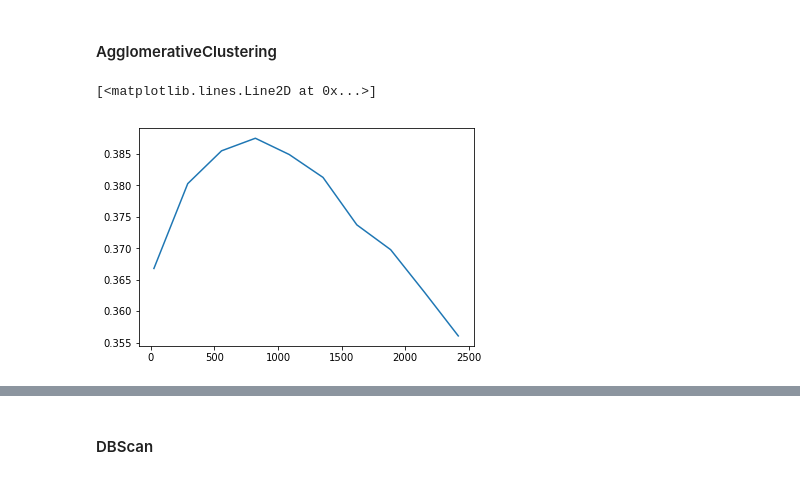
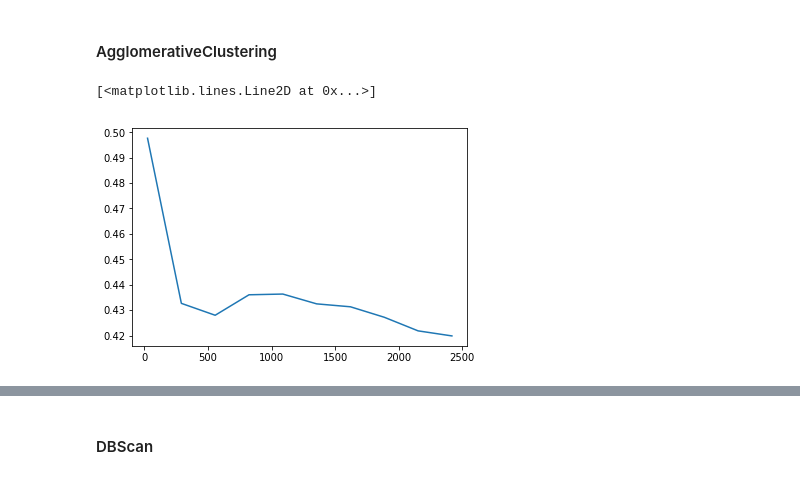
Before and after one commit to count0/flow, a Jupyter notebook: code/data_description.ipynb, the cells around one changed output, grey strips where cells are left out. Cells and saved outputs as stored; diff of their text form; code cells hidden in the pictures.

```diff
--- a/code/data_description.ipynb
+++ b/code/data_description.ipynb
@@ -527,9 +531,13 @@ plt.ylim(50.712-0.05, 50.712+0.05)
 #    scores.append(metrics.silhouette_score(X, y, metric='euclidean'))
 #plt.plot(ks, scores)
 # %%
-plt.plot([24, 290, 556, 822, 1088, 1354, 1620, 1886, 2152, 2418], [0.3667741751821002, 0.38026544073544916, 0.38548560223459655, 0.38748449391815043, 0.38490007182737329, 0.38125589168757573, 0.37371264162934836, 0.3697620054652897, 0.36299866951542681, 0.35604958773710849]) # three decimals
-#plt.plot() # four decimals
+# three decimals, distinct coordinates
+#plt.plot([24, 290, 556, 822, 1088, 1354, 1620, 1886, 2152, 2418], [0.3667741751821002, 0.38026544073544916, 0.38548560223459655, 0.38748449391815043, 0.38490007182737329, 0.38125589168757573, 0.37371264162934836, 0.3697620054652897, 0.36299866951542681, 0.35604958773710849])
+# three decimals
+#plt.plot([24, 290, 556, 822, 1088, 1354, 1620, 1886, 2152, 2418], [0.5661841043649604, 0.475504083231386, 0.4751880420111904, 0.5009788271278172, 0.5198909514780308, 0.5601363211313503, 0.5993341256651895, 0.6305001248943427, 0.6595582637228946, 0.6833501141155918])
+# four decimals, distinct coordinates
+plt.plot([24, 290, 556, 822, 1088, 1354, 1620, 1886, 2152, 2418], [0.49762748409154733, 0.43265383053459805, 0.4279694066176934, 0.4360278351491564, 0.43631220183699554, 0.43245409479581004, 0.4313017295916078, 0.42718472734361496, 0.42182898258256324, 0.4198401379489434])
 # %% [output]
 [<matplotlib.lines.Line2D at 0x...>]
-[figure, old version]
+[figure, new version]
 # %%
```
Also changed, not shown: parts of 43 cells of this notebook, 1 other file.
